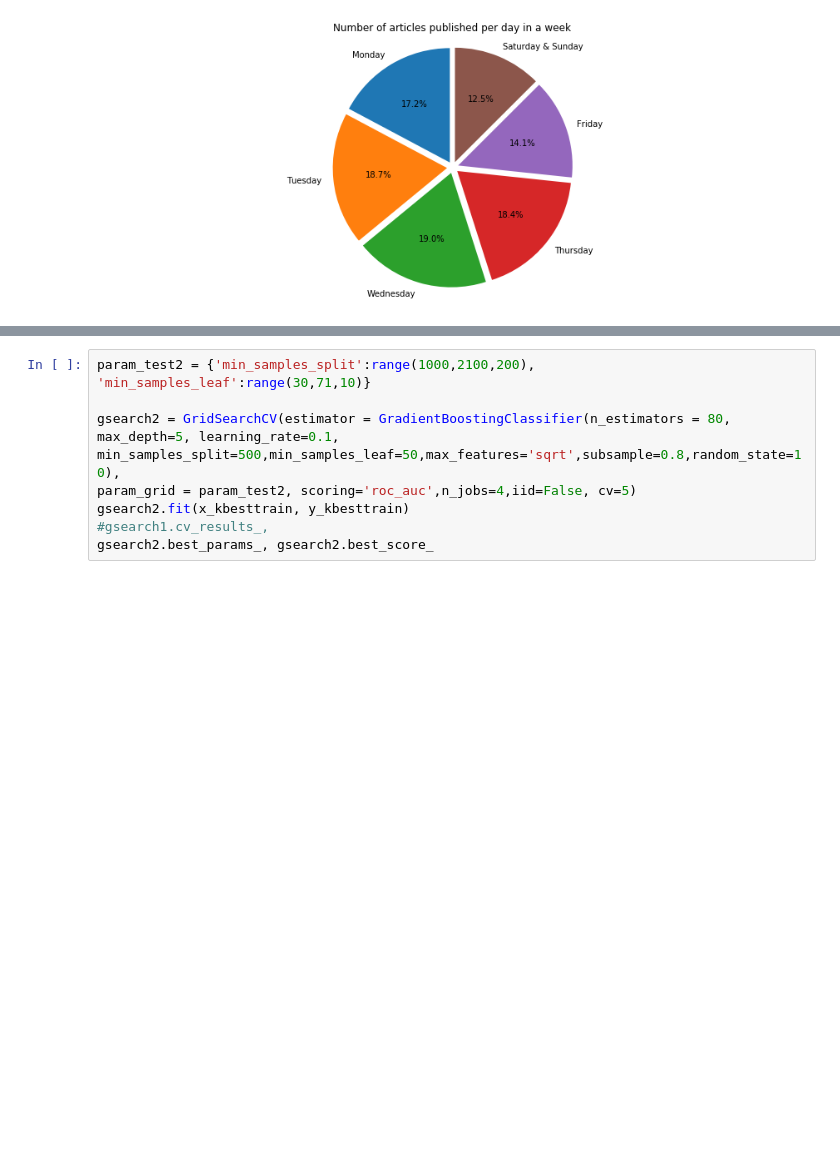
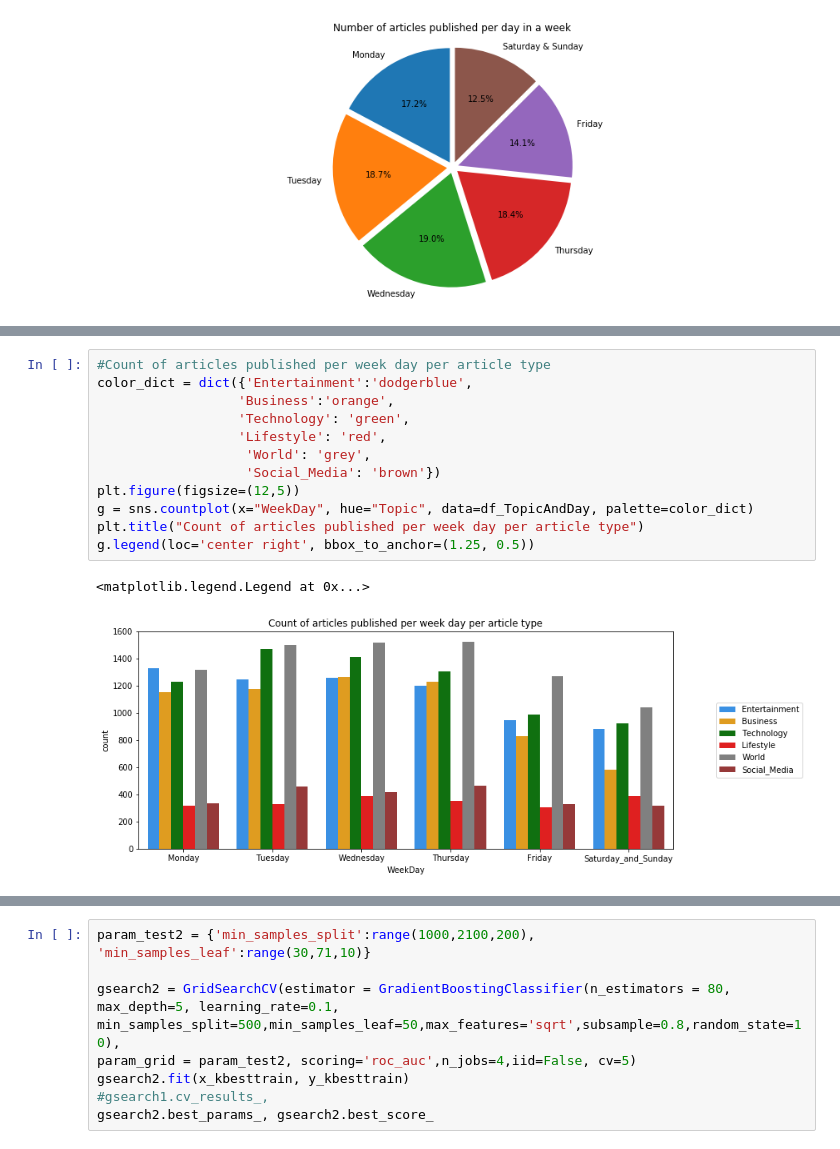
Before and after one commit to SindhuDataScience/ThinkfulExercises, a Jupyter notebook: Unit 3 drills/Supervised Learning Capstone - Final.ipynb, the cells around one changed output, grey strips where cells are left out. Saved outputs shown, nothing was run; the diff lists cells and outputs as text; blank space fills up the shorter version.

```diff
--- a/Unit 3 drills/Supervised Learning Capstone - Final.ipynb
+++ b/Unit 3 drills/Supervised Learning Capstone - Final.ipynb
@@ -537,0 +217,15 @@ gsearch1.best_params_, gsearch1.best_score_
+# %%
+#Count of articles published per week day per article type
+color_dict = dict({'Entertainment':'dodgerblue',
+                  'Business':'orange',
+                  'Technology': 'green',
+                  'Lifestyle': 'red',
+                   'World': 'grey',
+                   'Social_Media': 'brown'})
+plt.figure(figsize=(12,5))
+g = sns.countplot(x="WeekDay", hue="Topic", data=df_TopicAndDay, palette=color_dict)
+plt.title("Count of articles published per week day per article type")
+g.legend(loc='center right', bbox_to_anchor=(1.25, 0.5))
+# %% [output]
+<matplotlib.legend.Legend at 0x...>
+[figure, added]
```
Also changed, not shown: parts of 69 cells of this notebook.
